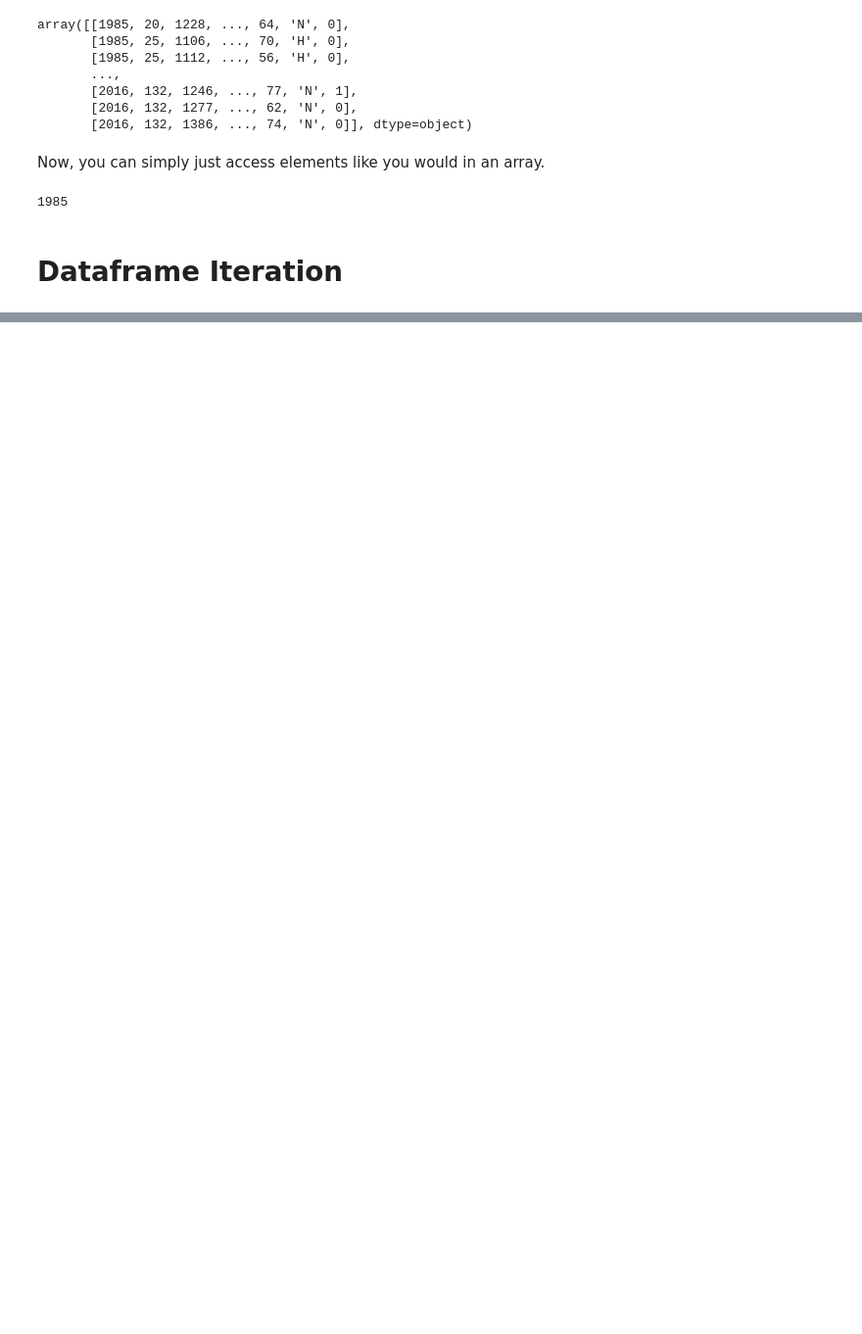
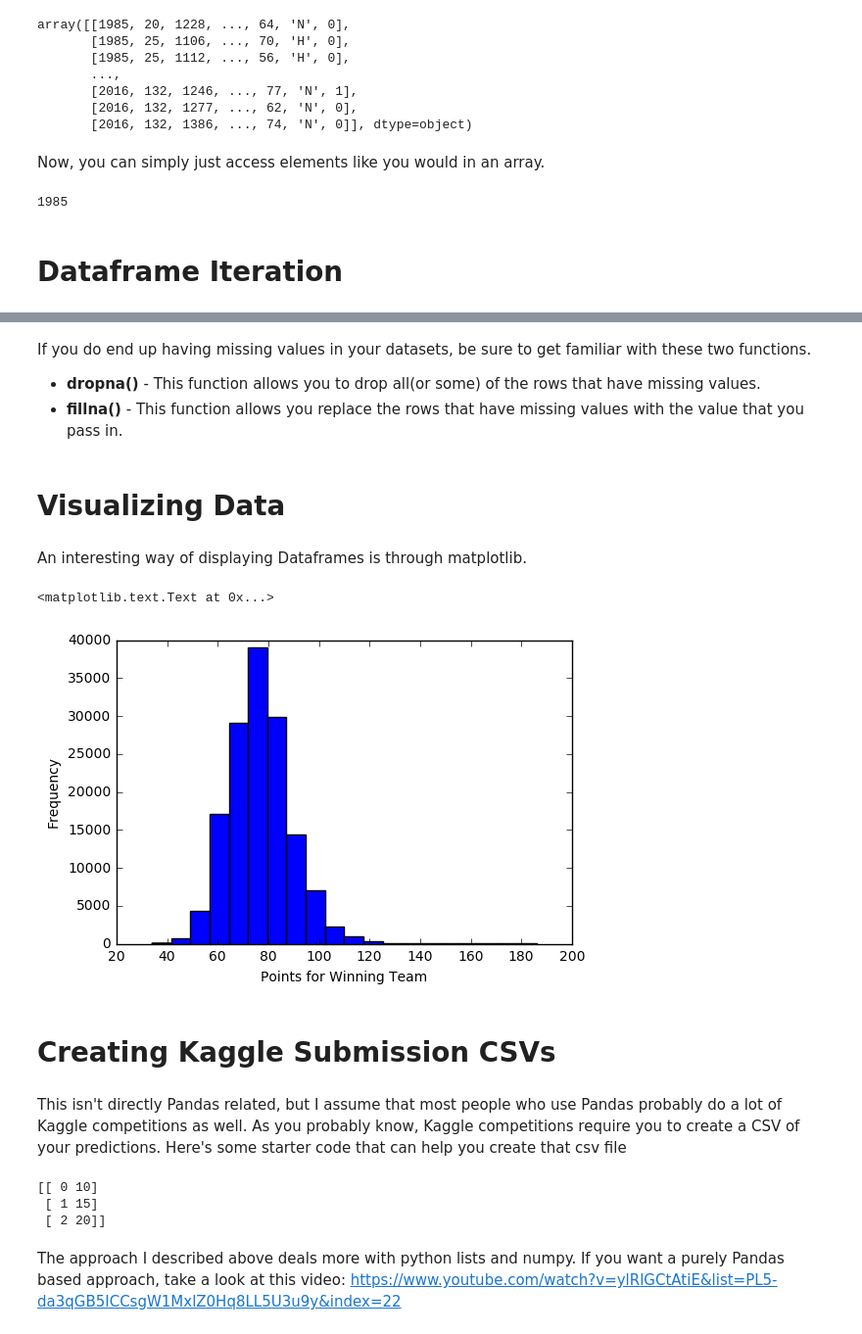
Before and after one commit to adeshpande3/Pandas-Tutorial, a Jupyter notebook: Pandas Tutorial.ipynb, the cells around one changed output, grey strips where cells are left out. Shown at 98% size. Saved outputs shown, nothing was run; the diff lists cells and outputs as text; code cells hidden in the pictures; blank space fills up the shorter version.

```diff
--- a/Pandas Tutorial.ipynb
+++ b/Pandas Tutorial.ipynb
@@ -159,0 +385,8 @@ In order to iterate through dataframes, we can use the
+# %% [markdown]
+If you do end up having missing values in your datasets, be sure to get familiar with these two functions.
+* **dropna()** - This function allows you to drop all(or some) of the rows that have missing values.
+* **fillna()** - This function allows you replace the rows that have missing values with the value that you pass in.
+# %% [markdown]
+# Visualizing Data
+# %% [markdown]
+An interesting way of displaying Dataframes is through matplotlib.
@@ -159,0 +396,21 @@ In order to iterate through dataframes, we can use the
+# %%
+ax = df['Wscore'].plot.hist(bins=20)
+ax.set_xlabel('Points for Winning Team')
+# %% [output]
+<matplotlib.text.Text at 0x...>
+[figure, added]
+# %% [markdown]
+# Creating Kaggle Submission CSVs
+# %% [markdown]
+This isn't directly Pandas related, but I assume that most people who use Pandas probably do a lot of Kaggle competitions as well. As you probably know, Kaggle competitions require you to create a CSV of your predictions. Here's some starter code that can help you create that csv file
+# %%
+import numpy as np
+import csv
+
+results = [[0,10],[1,15],[2,20]]
+results = pd.np.array(results)
+print results
+# %% [output]
+[[ 0 10]
+ [ 1 15]
+ [ 2 20]]
@@ -159,0 +423,2 @@ In order to iterate through dataframes, we can use the
+# %% [markdown]
+The approach I described above deals more with python lists and numpy. If you want a purely Pandas based approach, take a look at this video: https://www.youtube.com/watch?v=ylRlGCtAtiE&list=PL5-da3qGB5ICCsgW1MxlZ0Hq8LL5U3u9y&index=22
```
Also changed, not shown: parts of 68 cells of this notebook, 3 other files.
